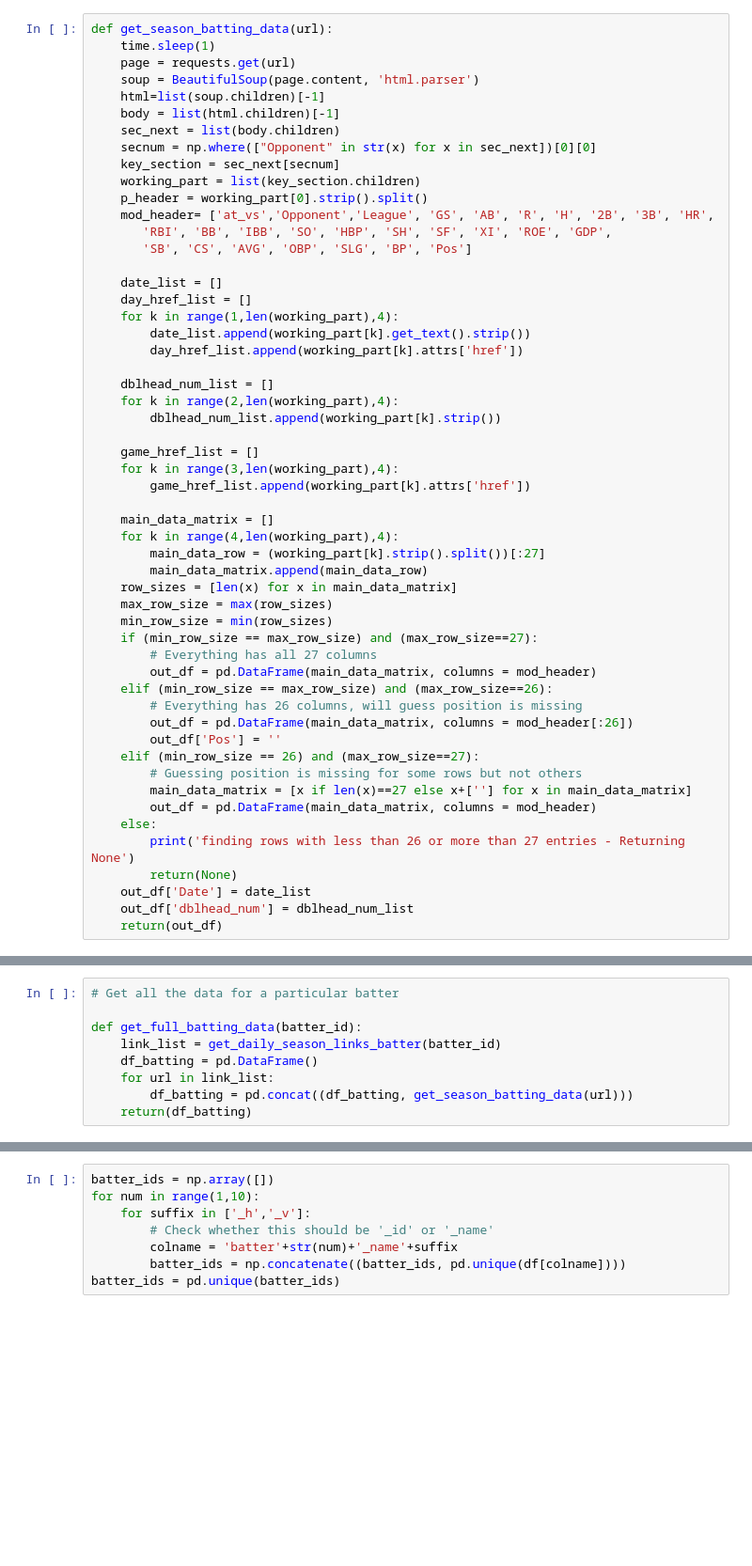
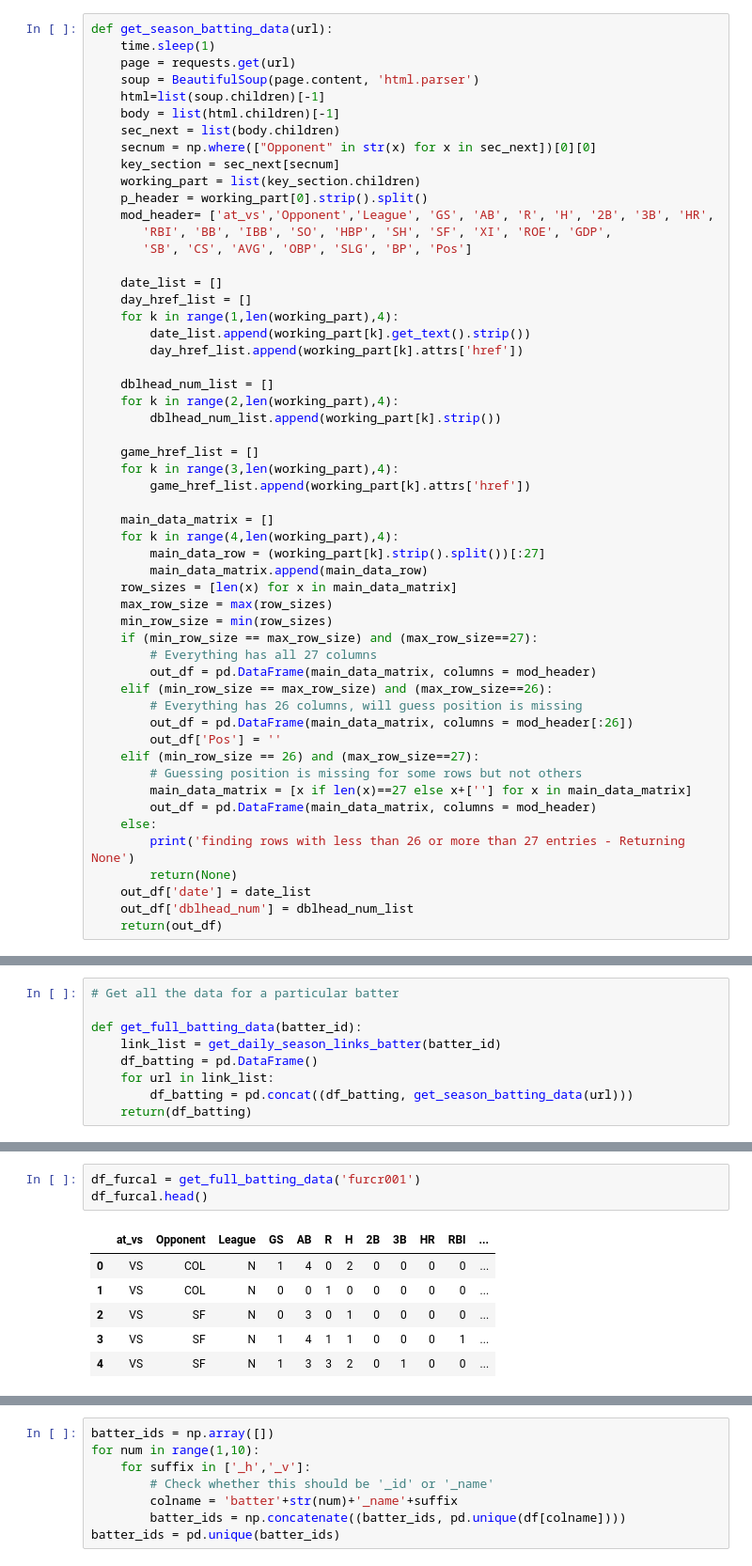
Before and after one commit to brbutler304/beatingVegas, a Jupyter notebook: 09a - Scraping Raw Batter Data.ipynb, the cells around one changed output, grey strips where cells are left out. Shown at 94% size. Saved outputs shown, nothing was run; the diff lists cells and outputs as text; blank space fills up the shorter version.

```diff
--- a/09a - Scraping Raw Batter Data.ipynb
+++ b/09a - Scraping Raw Batter Data.ipynb
@@ -114,6 +113,6 @@ def get_season_batting_data(url):
     else:
         print('finding rows with less than 26 or more than 27 entries - Returning None')
         return(None)
-    out_df['Date'] = date_list
+    out_df['date'] = date_list
     out_df['dblhead_num'] = dblhead_num_list
     return(out_df)
@@ -159 +128,11 @@ df_ken.head()
+# %%
+df_furcal = get_full_batting_data('furcr001')
+df_furcal.head()
+# %% [output]
+|  | at_vs | Opponent | League | GS | AB | R | H | 2B | 3B | HR | RBI | ... |
+| 0 | VS | COL | N | 1 | 4 | 0 | 2 | 0 | 0 | 0 | 0 | ... |
+| 1 | VS | COL | N | 0 | 0 | 1 | 0 | 0 | 0 | 0 | 0 | ... |
+| 2 | VS | SF | N | 0 | 3 | 0 | 1 | 0 | 0 | 0 | 0 | ... |
+| 3 | VS | SF | N | 1 | 4 | 1 | 1 | 0 | 0 | 0 | 1 | ... |
+| 4 | VS | SF | N | 1 | 3 | 3 | 2 | 0 | 1 | 0 | 0 | ... |
 # %%
```
Also changed, not shown: parts of 9 cells of this notebook, 3 other files.
